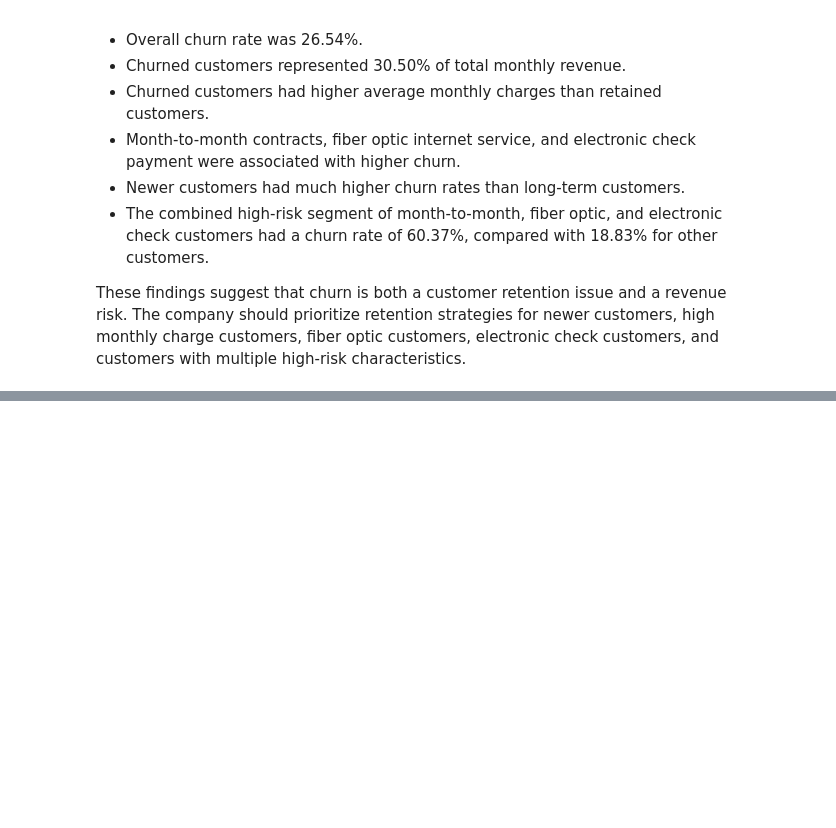
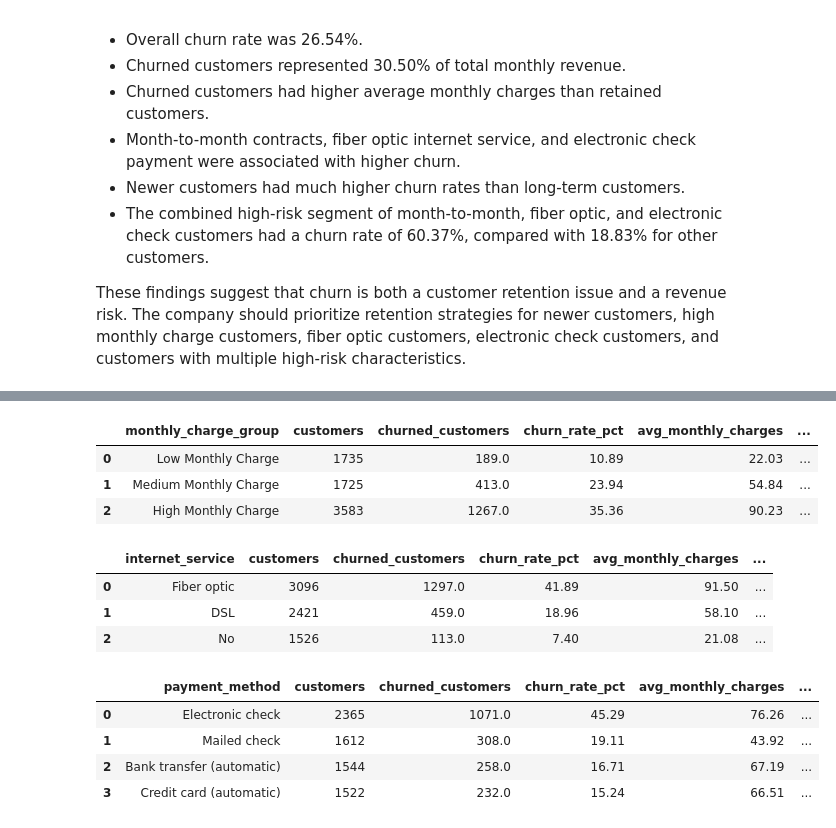
Before and after one commit to khalilalaei/customer-subscription-eda-revenue-insights, a Jupyter notebook: notebooks/02_exploratory_analysis.ipynb, the cells around one changed output, grey strips where cells are left out. Saved outputs shown, nothing was run; the diff lists cells and outputs as text; code cells hidden in the pictures; blank space fills up the shorter version.

```diff
--- a/notebooks/02_exploratory_analysis.ipynb
+++ b/notebooks/02_exploratory_analysis.ipynb
@@ -725,0 +812,60 @@ These findings suggest that churn is both a customer retention issue and a reven
+# %%
+run_sql("""
+SELECT
+    monthly_charge_group,
+    COUNT(*) AS customers,
+    SUM(churn_value) AS churned_customers,
+    ROUND(AVG(churn_value) * 100, 2) AS churn_rate_pct,
+    ROUND(AVG(monthly_charges), 2) AS avg_monthly_charges,
+    ROUND(SUM(monthly_charges), 2) AS total_monthly_revenue
+FROM customers
+GROUP BY monthly_charge_group
+ORDER BY
+    CASE monthly_charge_group
+        WHEN 'Low Monthly Charge' THEN 1
+        WHEN 'Medium Monthly Charge' THEN 2
+        WHEN 'High Monthly Charge' THEN 3
+    END
+""")
+# %% [output]
+|  | monthly_charge_group | customers | churned_customers | churn_rate_pct | avg_monthly_charges | ... |
+| 0 | Low Monthly Charge | 1735 | 189.0 | 10.89 | 22.03 | ... |
+| 1 | Medium Monthly Charge | 1725 | 413.0 | 23.94 | 54.84 | ... |
+| 2 | High Monthly Charge | 3583 | 1267.0 | 35.36 | 90.23 | ... |
+# %%
+run_sql("""
+SELECT
+    internet_service,
+    COUNT(*) AS customers,
+    SUM(churn_value) AS churned_customers,
+    ROUND(AVG(churn_value) * 100, 2) AS churn_rate_pct,
+    ROUND(AVG(monthly_charges), 2) AS avg_monthly_charges,
+    ROUND(SUM(monthly_charges), 2) AS total_monthly_revenue
+FROM customers
+GROUP BY internet_service
+ORDER BY churn_rate_pct DESC
+""")
+# %% [output]
+|  | internet_service | customers | churned_customers | churn_rate_pct | avg_monthly_charges | ... |
+| 0 | Fiber optic | 3096 | 1297.0 | 41.89 | 91.50 | ... |
+| 1 | DSL | 2421 | 459.0 | 18.96 | 58.10 | ... |
+| 2 | No | 1526 | 113.0 | 7.40 | 21.08 | ... |
+# %%
+run_sql("""
+SELECT
+    payment_method,
+    COUNT(*) AS customers,
+    SUM(churn_value) AS churned_customers,
+    ROUND(AVG(churn_value) * 100, 2) AS churn_rate_pct,
+    ROUND(AVG(monthly_charges), 2) AS avg_monthly_charges,
+    ROUND(SUM(monthly_charges), 2) AS total_monthly_revenue
+FROM customers
+GROUP BY payment_method
+ORDER BY churn_rate_pct DESC
+""")
+# %% [output]
+|  | payment_method | customers | churned_customers | churn_rate_pct | avg_monthly_charges | ... |
+| 0 | Electronic check | 2365 | 1071.0 | 45.29 | 76.26 | ... |
+| 1 | Mailed check | 1612 | 308.0 | 19.11 | 43.92 | ... |
+| 2 | Bank transfer (automatic) | 1544 | 258.0 | 16.71 | 67.19 | ... |
+| 3 | Credit card (automatic) | 1522 | 232.0 | 15.24 | 66.51 | ... |
```
Also changed, not shown: parts of 8 cells of this notebook, 5 other files.
